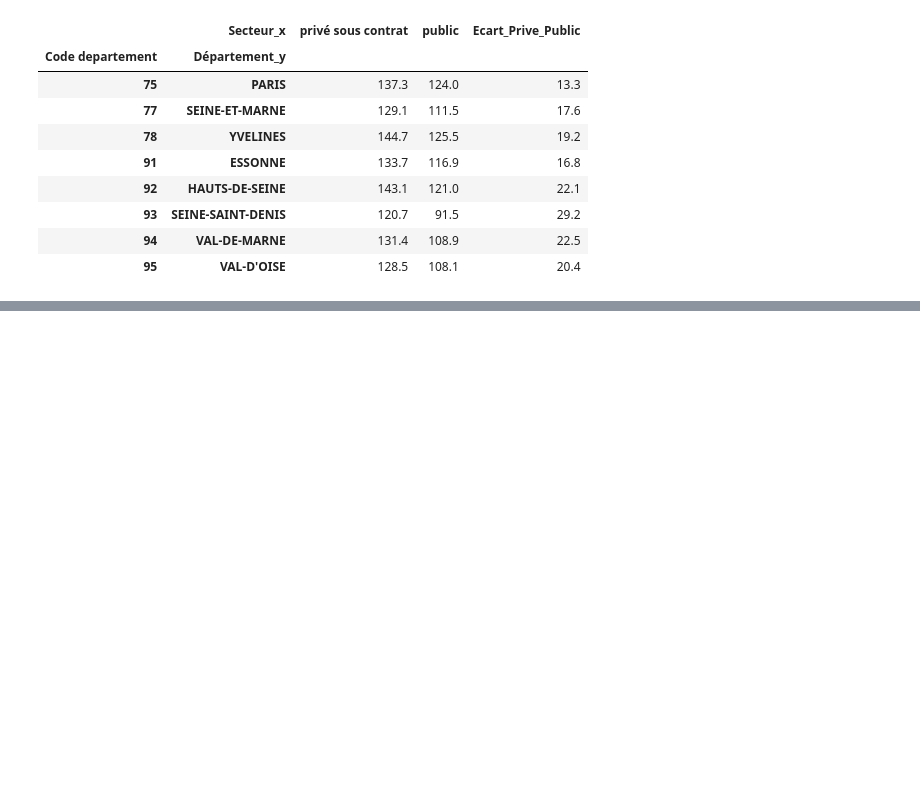
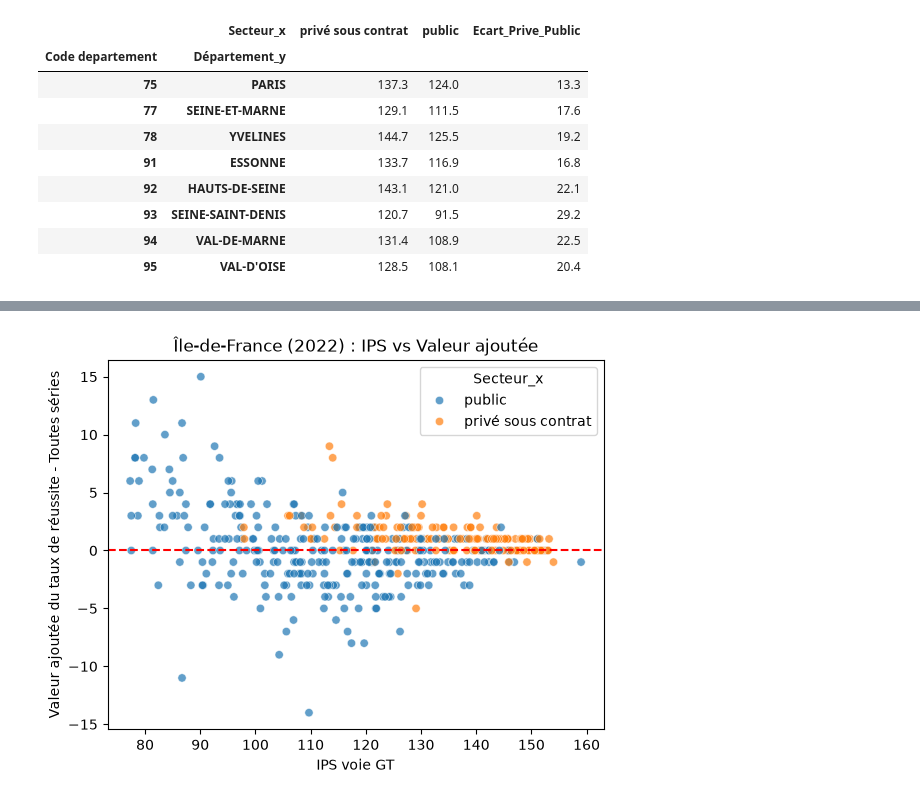
Before and after one commit to AlexisBenameur/projet-python-2AS1, a Jupyter notebook: codes/decouverte_data.ipynb, the cells around one changed output, grey strips where cells are left out. Drawn from its saved outputs; the diff is of its cells as text; code cells hidden in the pictures; blank space fills up the shorter version.

```diff
--- a/codes/decouverte_data.ipynb
+++ b/codes/decouverte_data.ipynb
@@ -242,0 +304,7 @@ ips_dep_secteur
+# %%
+sns.scatterplot(data=df_idf, x="IPS voie GT", y="Valeur ajoutée du taux de réussite - Toutes séries", hue="Secteur_x", alpha=0.7)
+plt.axhline(0, color="red", linestyle="--")
+plt.title(f"Île-de-France ({annee}) : IPS vs Valeur ajoutée")
+plt.show()
+# %% [output]
+[figure, added]
```
Also changed, not shown: parts of 14 cells of this notebook.
